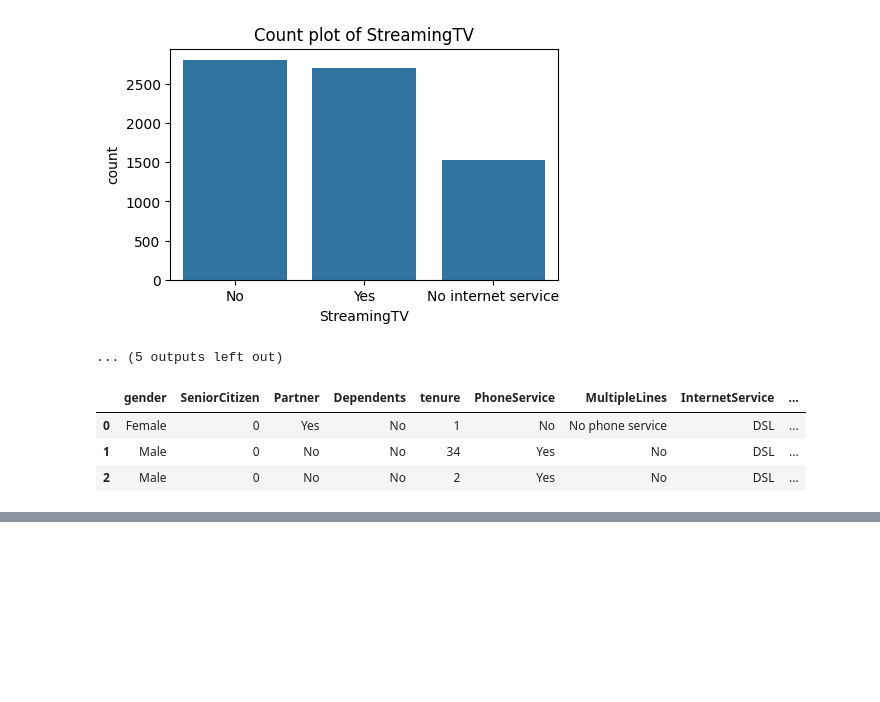
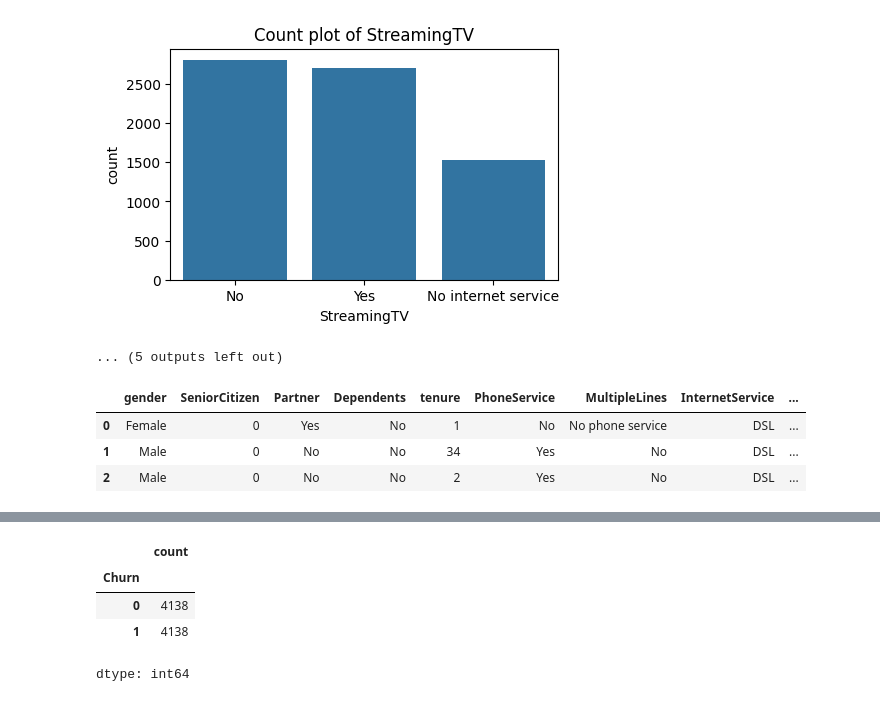
Before and after one commit to yshanukajay/Customer_churn_pred, a Jupyter notebook: Customer_churn_prediction.ipynb, the cells around one changed output, grey strips where cells are left out. Drawn from its saved outputs; the diff is of its cells as text; code cells hidden in the pictures; blank space fills up the shorter version.

```diff
--- a/Customer_churn_prediction.ipynb
+++ b/Customer_churn_prediction.ipynb
@@ -256,0 +348,8 @@ NameError: name 'df' is not defined
+# %%
+y_train_smote.value_counts()
+# %% [output]
+|  | count |
+| Churn |  |
+| 0 | 4138 |
+| 1 | 4138 |
+dtype: int64
```
Also changed, not shown: parts of 16 cells of this notebook.
